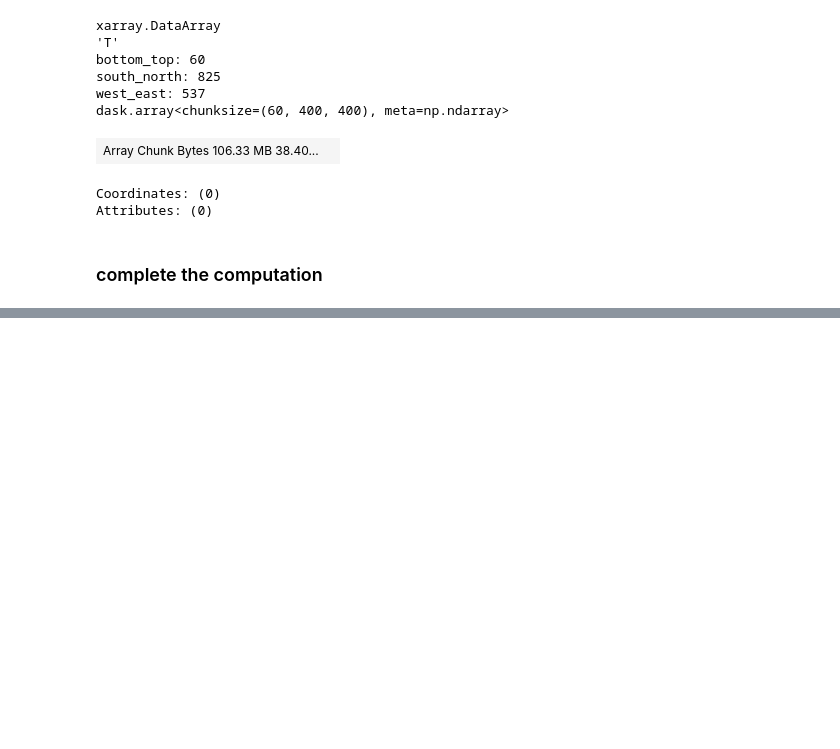
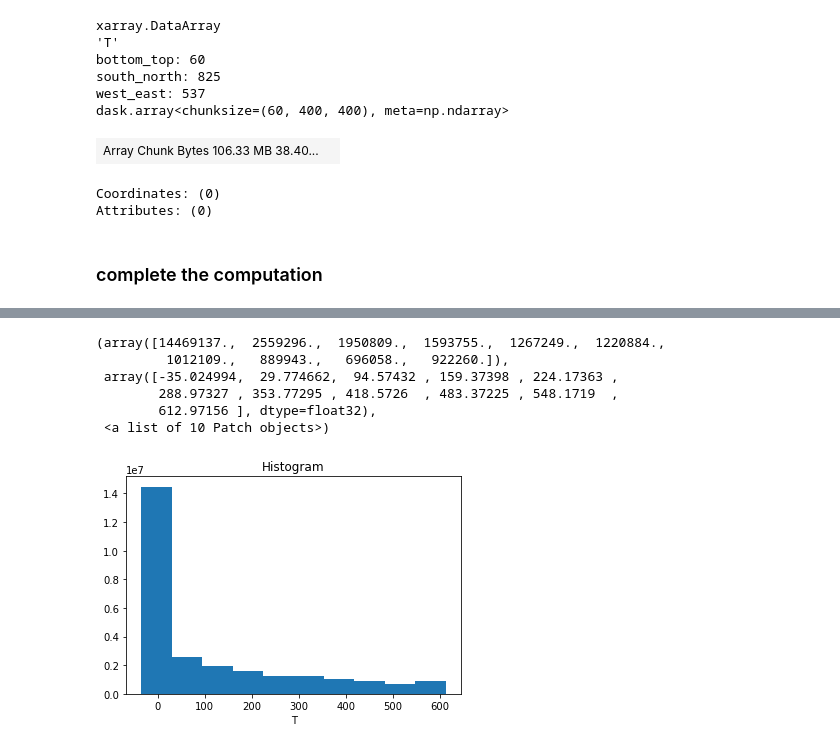
Before and after one commit to ldeo-glaciology/pangeo-AMPS, a Jupyter notebook: AMPS_to_zarr_from_remote.ipynb, the cells around one changed output, grey strips where cells are left out. Cells and saved outputs as stored; diff of their text form; code cells hidden in the pictures; blank space fills up the shorter version.

```diff
--- a/AMPS_to_zarr_from_remote.ipynb
+++ b/AMPS_to_zarr_from_remote.ipynb
@@ -168,0 +187,10 @@ meanT.compute()
+# %%
+meanT.plot()
+# %% [output]
+(array([14469137.,  2559296.,  1950809.,  1593755.,  1267249.,  1220884.,
+         1012109.,   889943.,   696058.,   922260.]),
+ array([-35.024994,  29.774662,  94.57432 , 159.37398 , 224.17363 ,
+        288.97327 , 353.77295 , 418.5726  , 483.37225 , 548.1719  ,
+        612.97156 ], dtype=float32),
+ <a list of 10 Patch objects>)
+[figure, added]
```
Also changed, not shown: parts of 1 cell of this notebook.
